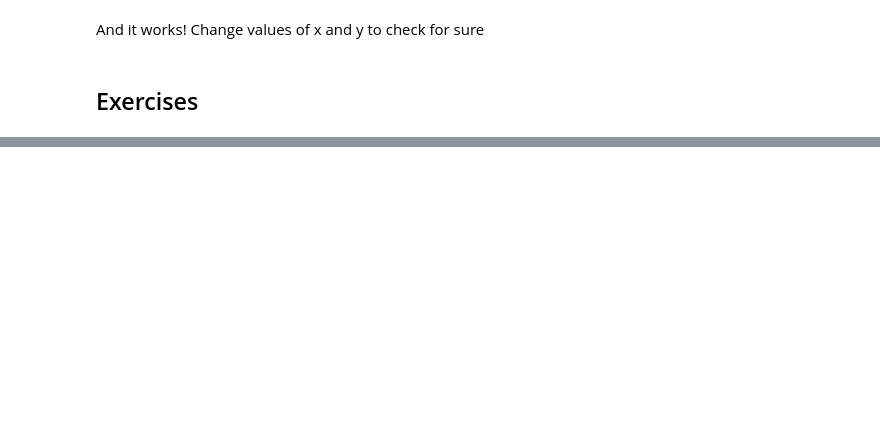
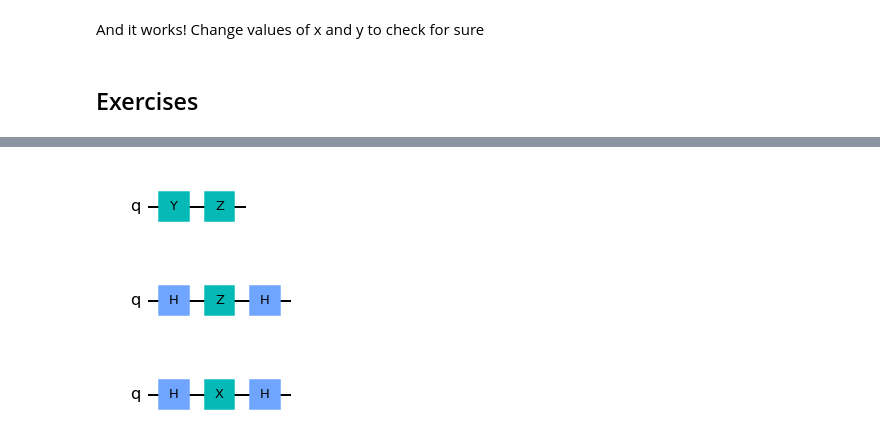
Before and after one commit to Duke-Undergrad-Quantum-Info-Society/house-course-2021-spring, a Jupyter notebook: Lecture4_demo.ipynb, the cells around one changed output, grey strips where cells are left out. Saved outputs shown, nothing was run; the diff lists cells and outputs as text; code cells hidden in the pictures; blank space fills up the shorter version.

```diff
--- a/Lecture4_demo.ipynb
+++ b/Lecture4_demo.ipynb
@@ -224,0 +203,23 @@ Matrices:
+# %%
+qc = QuantumCircuit(1)
+qc.y(0)
+qc.z(0)
+qc.draw(output='mpl')
+# %% [output]
+[figure, added]
+# %%
+qc = QuantumCircuit(1)
+qc.h(0)
+qc.z(0)
+qc.h(0)
+qc.draw(output='mpl')
+# %% [output]
+[figure, added]
+# %%
+qc = QuantumCircuit(1)
+qc.h(0)
+qc.x(0)
+qc.h(0)
+qc.draw(output='mpl')
+# %% [output]
+[figure, added]
```
Also changed, not shown: parts of 26 cells of this notebook.
